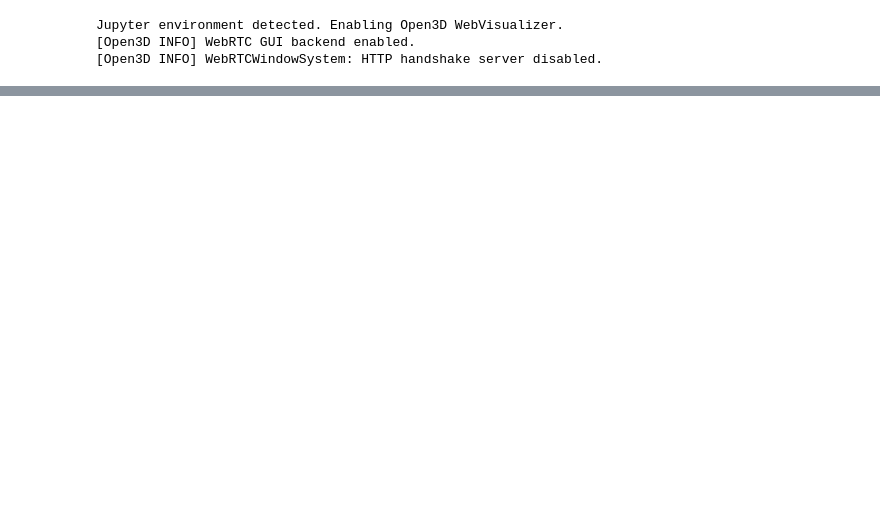
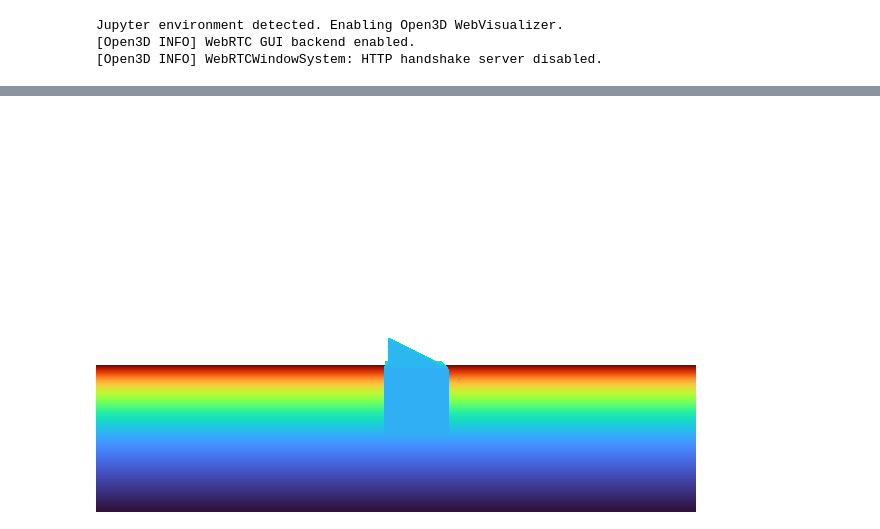
Before and after one commit to probcomp/bayes3d, a Jupyter notebook: scripts/experiments/intphys/mcs/multiple_particles.ipynb, the cells around one changed output, grey strips where cells are left out. Saved outputs shown, nothing was run; the diff lists cells and outputs as text; code cells hidden in the pictures; blank space fills up the shorter version.

```diff
--- a/scripts/experiments/intphys/mcs/multiple_particles.ipynb
+++ b/scripts/experiments/intphys/mcs/multiple_particles.ipynb
@@ -64,0 +97,3 @@ Extracting downsampled data
+# %%
+b.get_depth_image(gt_images_orig[-1,...,2])
+# %% [output]
@@ -64,0 +101 @@ Extracting downsampled data
+[figure, added]
```
Also changed, not shown: parts of 17 cells of this notebook, 4 other files.
